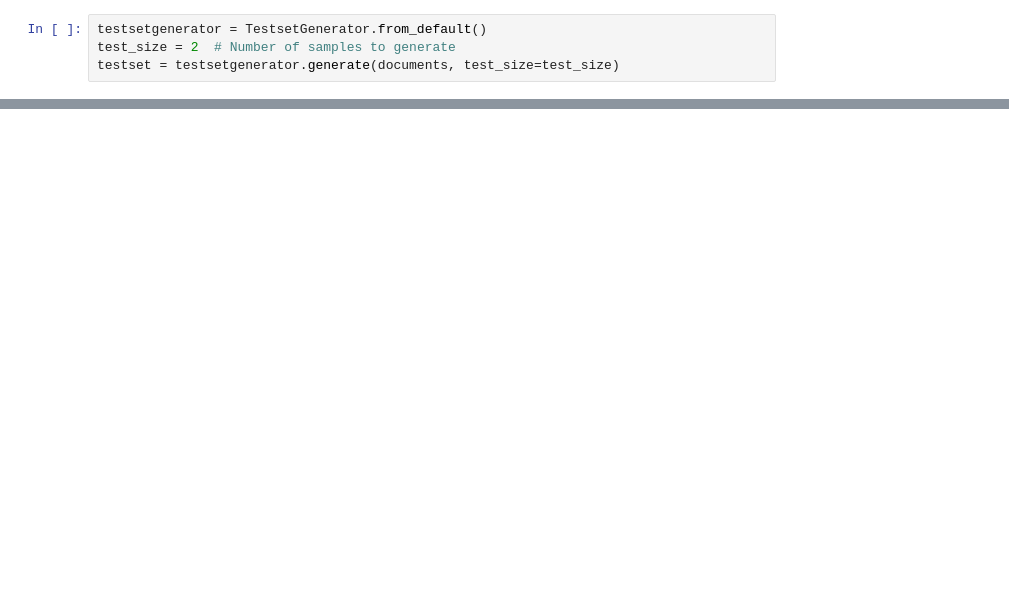
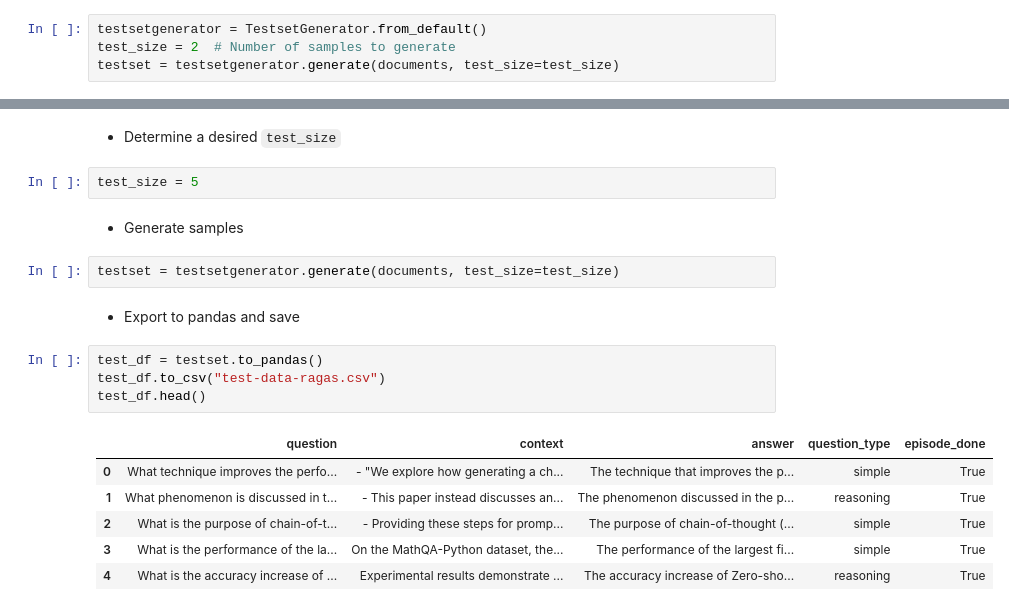
Before and after one commit to explodinggradients/ragas, a Jupyter notebook: docs/Testsetgeneration.ipynb, the cells around one changed output, grey strips where cells are left out. Saved outputs shown, nothing was run; the diff lists cells and outputs as text; blank space fills up the shorter version.

```diff
--- a/docs/Testsetgeneration.ipynb
+++ b/docs/Testsetgeneration.ipynb
@@ -63,0 +99,21 @@ testset.to_pandas()
+# %% [markdown]
+- Determine a desired `test_size`
+# %%
+test_size = 5
+# %% [markdown]
+- Generate samples
+# %%
+testset = testsetgenerator.generate(documents, test_size=test_size)
+# %% [markdown]
+- Export to pandas and save
+# %%
+test_df = testset.to_pandas()
+test_df.to_csv("test-data-ragas.csv")
+test_df.head()
+# %% [output]
+|  | question | context | answer | question_type | episode_done |
+| 0 | What technique improves the perfo... | - "We explore how generating a ch... | The technique that improves the p... | simple | True |
+| 1 | What phenomenon is discussed in t... | - This paper instead discusses an... | The phenomenon discussed in the p... | reasoning | True |
+| 2 | What is the purpose of chain-of-t... | - Providing these steps for promp... | The purpose of chain-of-thought (... | simple | True |
+| 3 | What is the performance of the la... | On the MathQA-Python dataset, the... | The performance of the largest fi... | simple | True |
+| 4 | What is the accuracy increase of ... | Experimental results demonstrate ... | The accuracy increase of Zero-sho... | reasoning | True |
```
Also changed, not shown: parts of 13 cells of this notebook.
